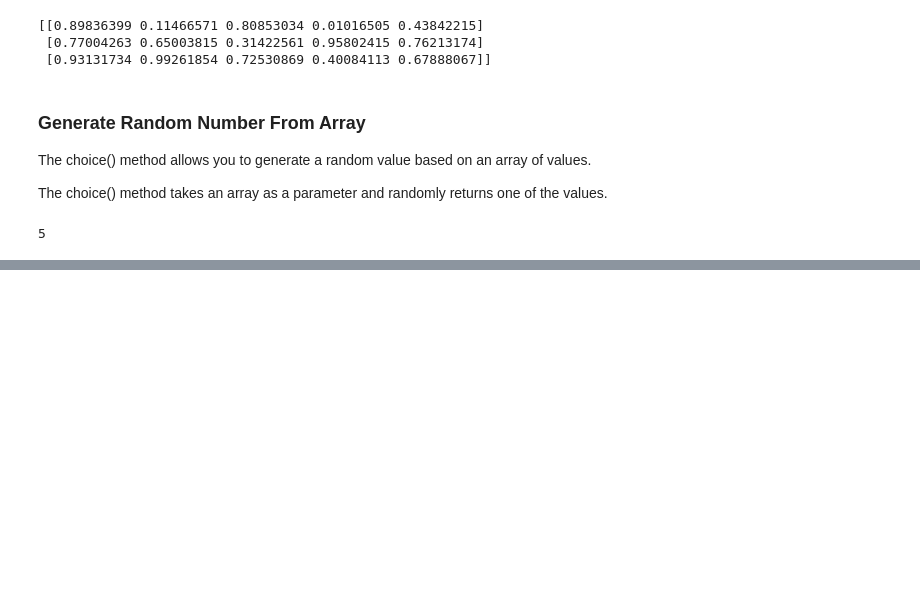
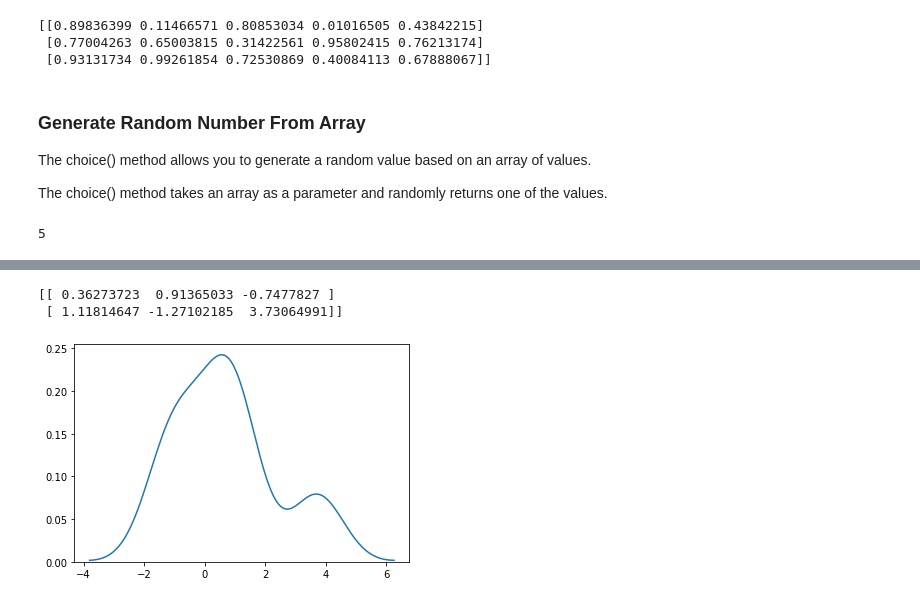
Before and after one commit to victoryapcheeann/numpy101, a Jupyter notebook: numpy101.ipynb, the cells around one changed output, grey strips where cells are left out. Cells and saved outputs as stored; diff of their text form; code cells hidden in the pictures; blank space fills up the shorter version.

Commit message:
Added distribution

```diff
--- a/numpy101.ipynb
+++ b/numpy101.ipynb
@@ -1231,0 +1360,16 @@ print(x)
+# %%
+# Generate a random normal distribution of size 2x3 with mean at 1
+# and standard deviation of 2:
+from numpy import random
+import matplotlib.pyplot as plt
+import seaborn as sns
+
+x = random.normal(loc=1, scale=2, size=(2, 3))
+sns.distplot(x, hist=False)
+
+print(x)
+plt.show()
+# %% [output]
+[[ 0.36273723  0.91365033 -0.7477827 ]
+ [ 1.11814647 -1.27102185  3.73064991]]
+[figure, added]
```
Also changed, not shown: parts of 26 cells of this notebook.
